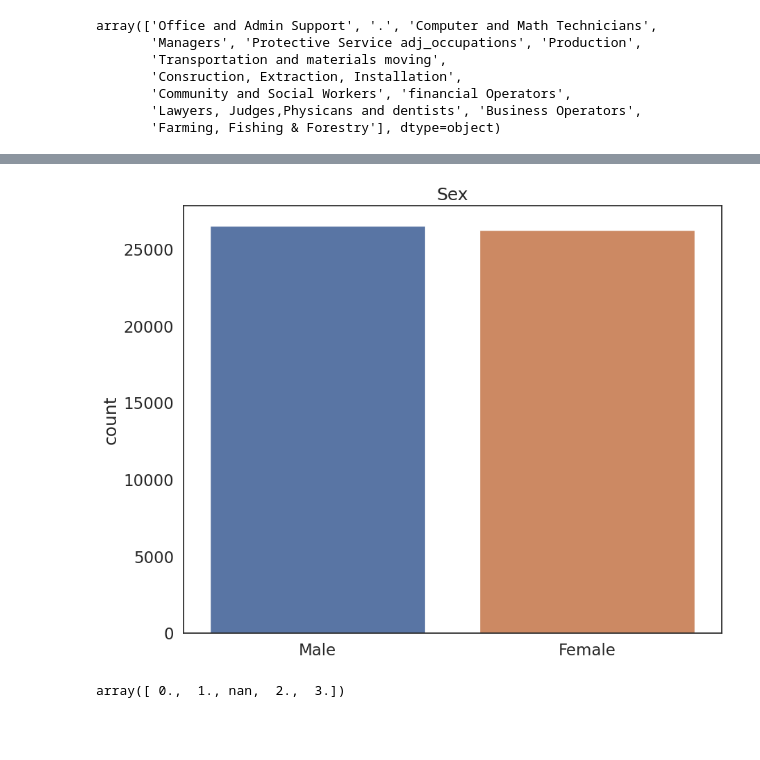
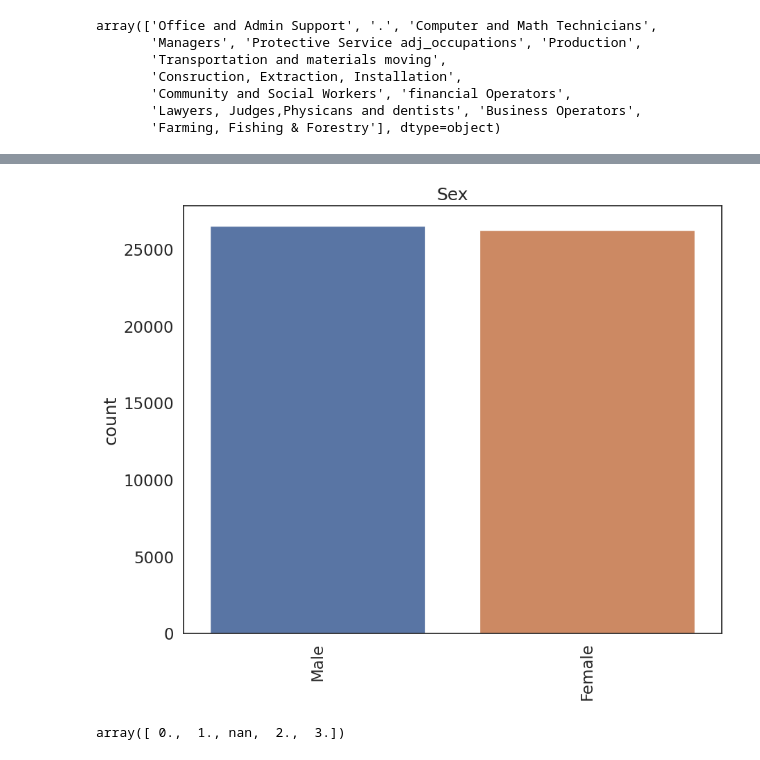
Before and after one commit to maayap/QM2, a Jupyter notebook: notebooks/W08. Linear Regression.ipynb, the cells around one changed output, grey strips where cells are left out. Saved outputs shown, nothing was run; the diff lists cells and outputs as text; code cells hidden in the pictures; blank space fills up the shorter version.

```diff
--- a/notebooks/W08. Linear Regression.ipynb
+++ b/notebooks/W08. Linear Regression.ipynb
@@ -207,12 +208,13 @@ plt.show() # show the plot
 # %%
 sns.countplot(data=reg_df, x='sex') # plot the union variable
 
 plt.title('Sex') # add a title
 plt.xlabel('') # remove the x axis label
+plt.xticks(rotation=90)
 plt.xticks(ticks=[0,1],labels=['Male', 'Female']) # replace the x axis labels with more descriptive labels
 plt.show() # show the plot
 # %% [output]
-[figure, old version]
+[figure, new version]
 # %%
 df['union'].unique()
 # %% [output]
```
Also changed, not shown: parts of 11 cells of this notebook.
